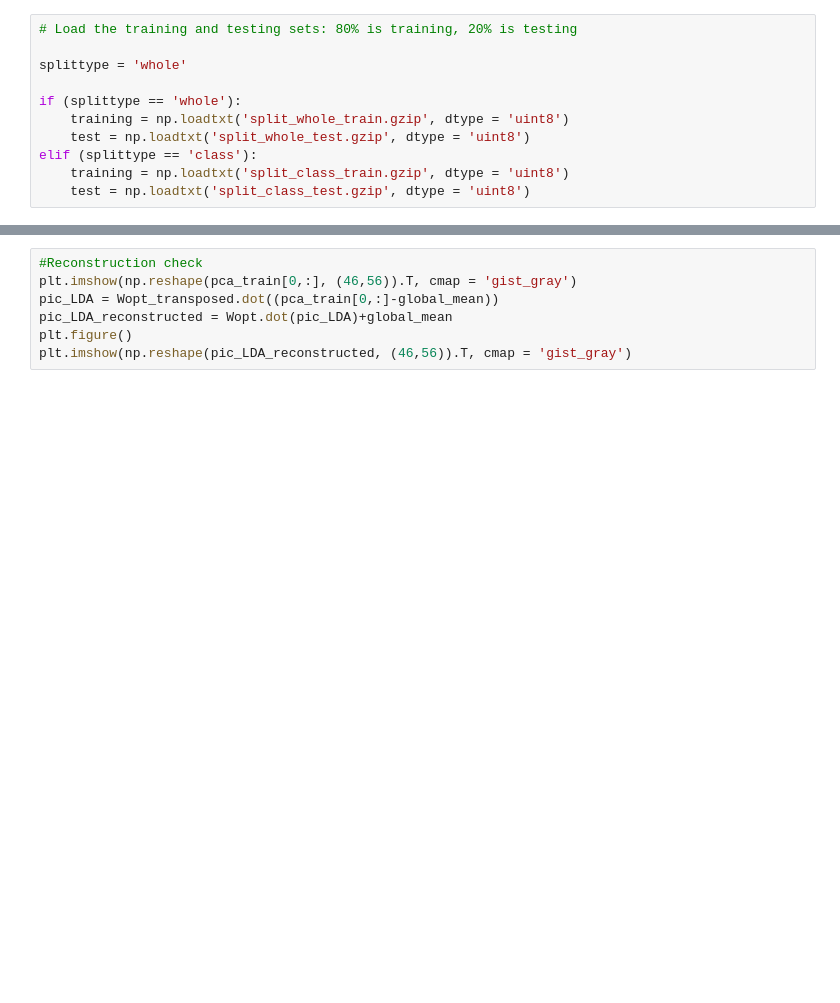
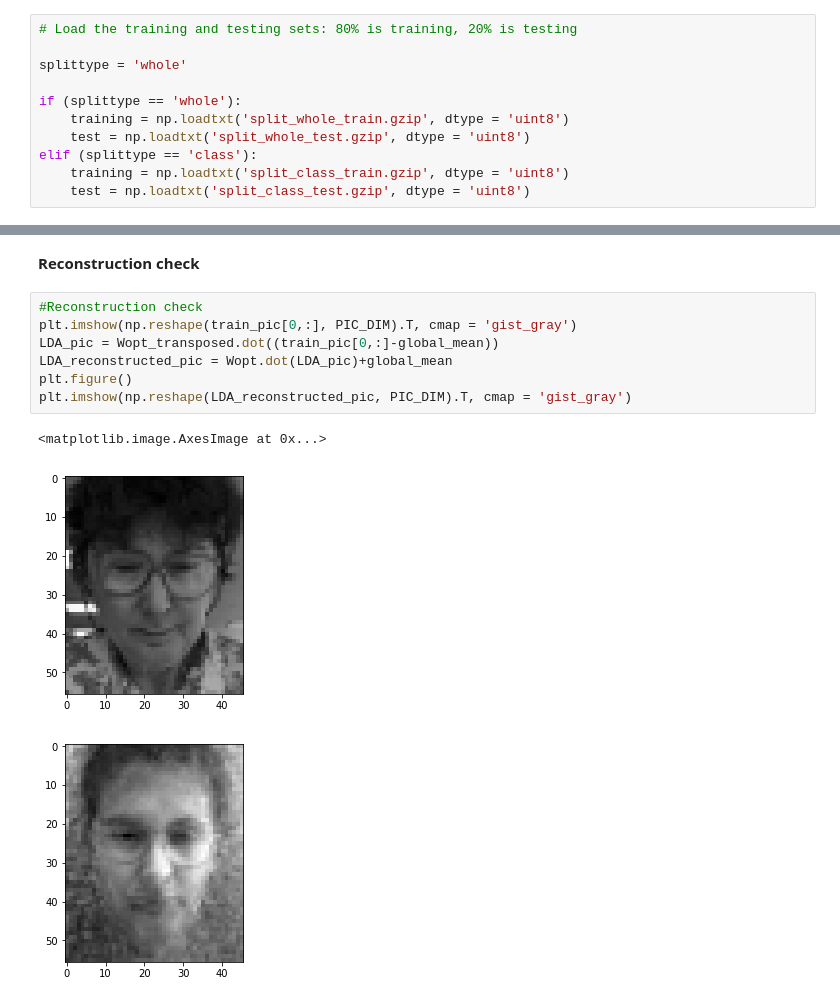
Before and after one commit to Karcsi127/patterrec1, a Jupyter notebook: exercise3.ipynb, the cells around one changed output, grey strips where cells are left out. Saved outputs shown, nothing was run; the diff lists cells and outputs as text; blank space fills up the shorter version.

```diff
--- a/exercise3.ipynb
+++ b/exercise3.ipynb
@@ -157,7 +180,13 @@ plt.imshow(np.reshape(Wopt[:,0], (46,56)).T, cmap = 'gist_gray')
+# %% [markdown]
+<b> Reconstruction check
 # %%
 #Reconstruction check
-plt.imshow(np.reshape(pca_train[0,:], (46,56)).T, cmap = 'gist_gray')
-pic_LDA = Wopt_transposed.dot((pca_train[0,:]-global_mean))
-pic_LDA_reconstructed = Wopt.dot(pic_LDA)+global_mean
+plt.imshow(np.reshape(train_pic[0,:], PIC_DIM).T, cmap = 'gist_gray')
+LDA_pic = Wopt_transposed.dot((train_pic[0,:]-global_mean))
+LDA_reconstructed_pic = Wopt.dot(LDA_pic)+global_mean
 plt.figure()
-plt.imshow(np.reshape(pic_LDA_reconstructed, (46,56)).T, cmap = 'gist_gray')
+plt.imshow(np.reshape(LDA_reconstructed_pic, PIC_DIM).T, cmap = 'gist_gray')
+# %% [output]
+<matplotlib.image.AxesImage at 0x...>
+[figure, added]
+[figure, added]
```
Also changed, not shown: parts of 26 cells of this notebook.
